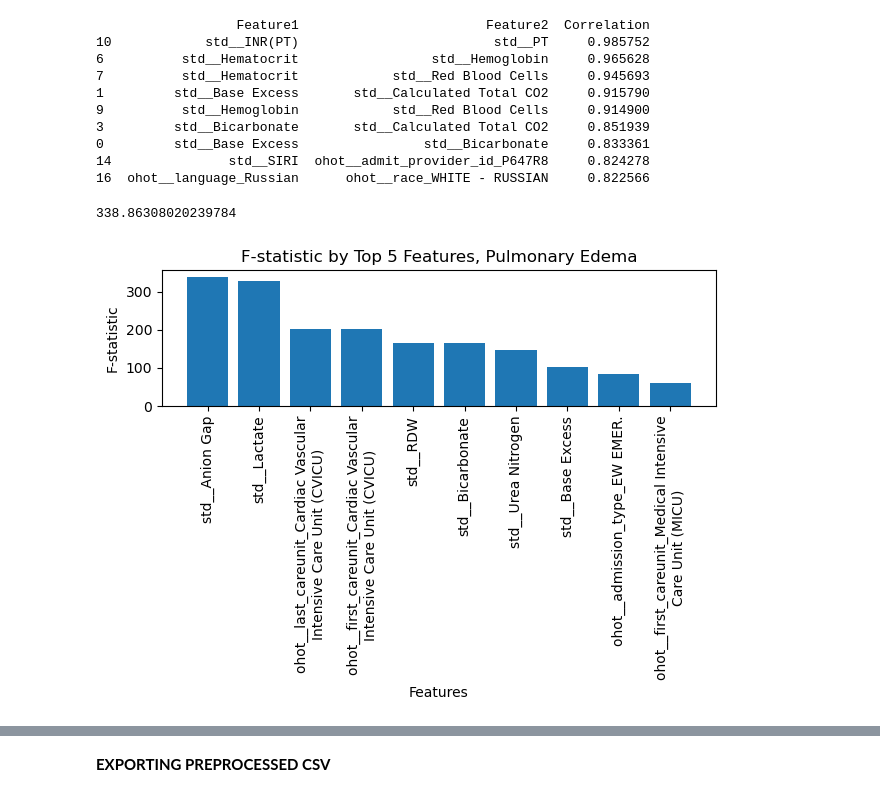
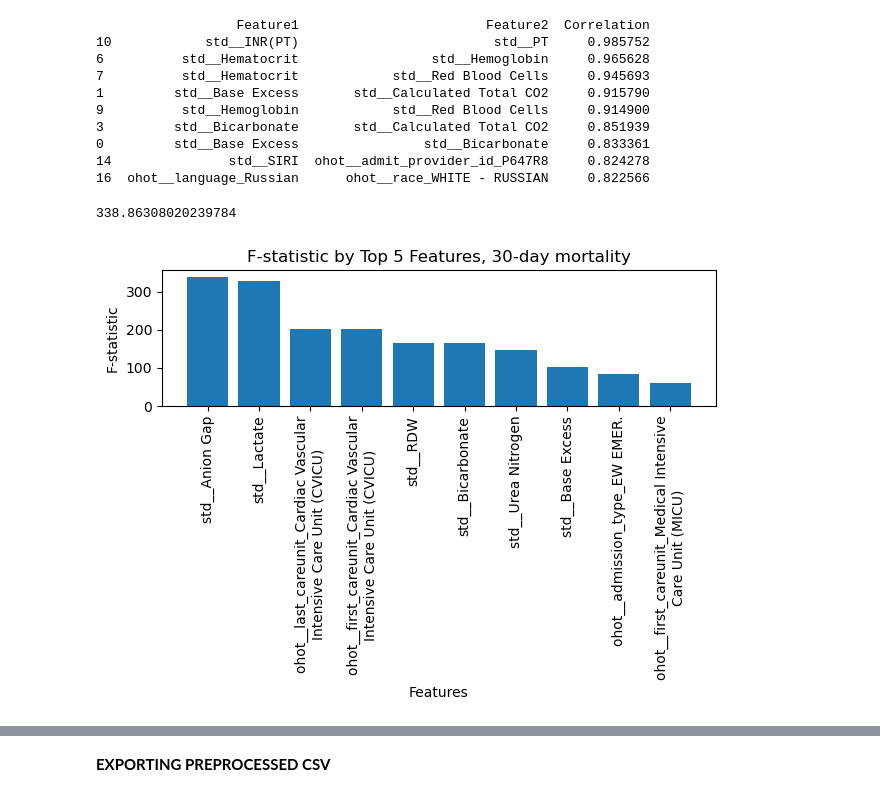
Before and after one commit to roshanparikh/codedependency, a Jupyter notebook: preprocess.ipynb, the cells around one changed output, grey strips where cells are left out. Cells and saved outputs as stored; diff of their text form; code cells hidden in the pictures.

```diff
--- a/preprocess.ipynb
+++ b/preprocess.ipynb
@@ -255,30 +255,30 @@ X_train_df = X_train_df.drop(['std__Hematocrit', 'std__PT', 'std__Calculated Tot
 # %%
 # F-tests
 from sklearn.feature_selection import f_classif, mutual_info_classif
 
 X_filt = X_train_df.copy().fillna(-1, inplace=False) # Sloppy but just for EDA because filling continuous nans with -1
 
 f_stats, p_values = f_classif(X_filt, y_train)
 lin_corr = pd.Series(f_stats, index = X_filt.columns).sort_values(ascending=False)
 
 Xf = lin_corr.head(10).index
 Yf = lin_corr.head(10).values
 print(max(Yf))
 
 import textwrap
 labels_wrapped = [textwrap.fill(label, 40) for label in Xf]
 
 plt.bar(labels_wrapped, Yf)
 figsize = (4,3)
-plt.title(f'F-statistic by Top 5 Features, Pulmonary Edema')
+plt.title(f'F-statistic by Top 5 Features, 30-day mortality')
 plt.xticks(rotation=90)
 plt.xlabel('Features')
 plt.ylabel('F-statistic')
 plt.tight_layout()
 plt.show()
 # %% [output]
 338.86308020239784
-[figure, old version]
+[figure, new version]
 # %%
 # MI Test for Non-Linear Correlations
 mc = mutual_info_classif(X_filt, y_train)
```
Also changed, not shown: parts of 3 cells of this notebook.
